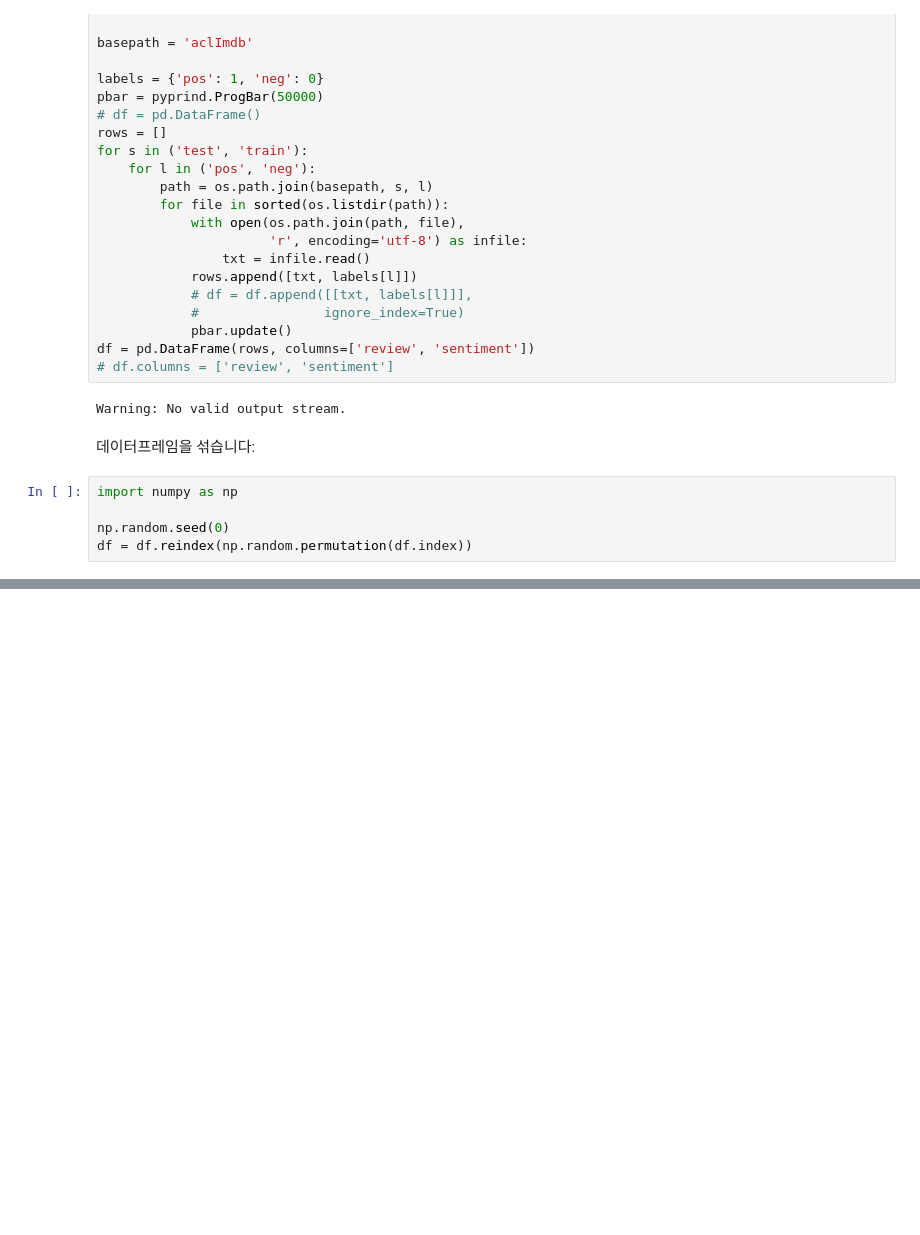
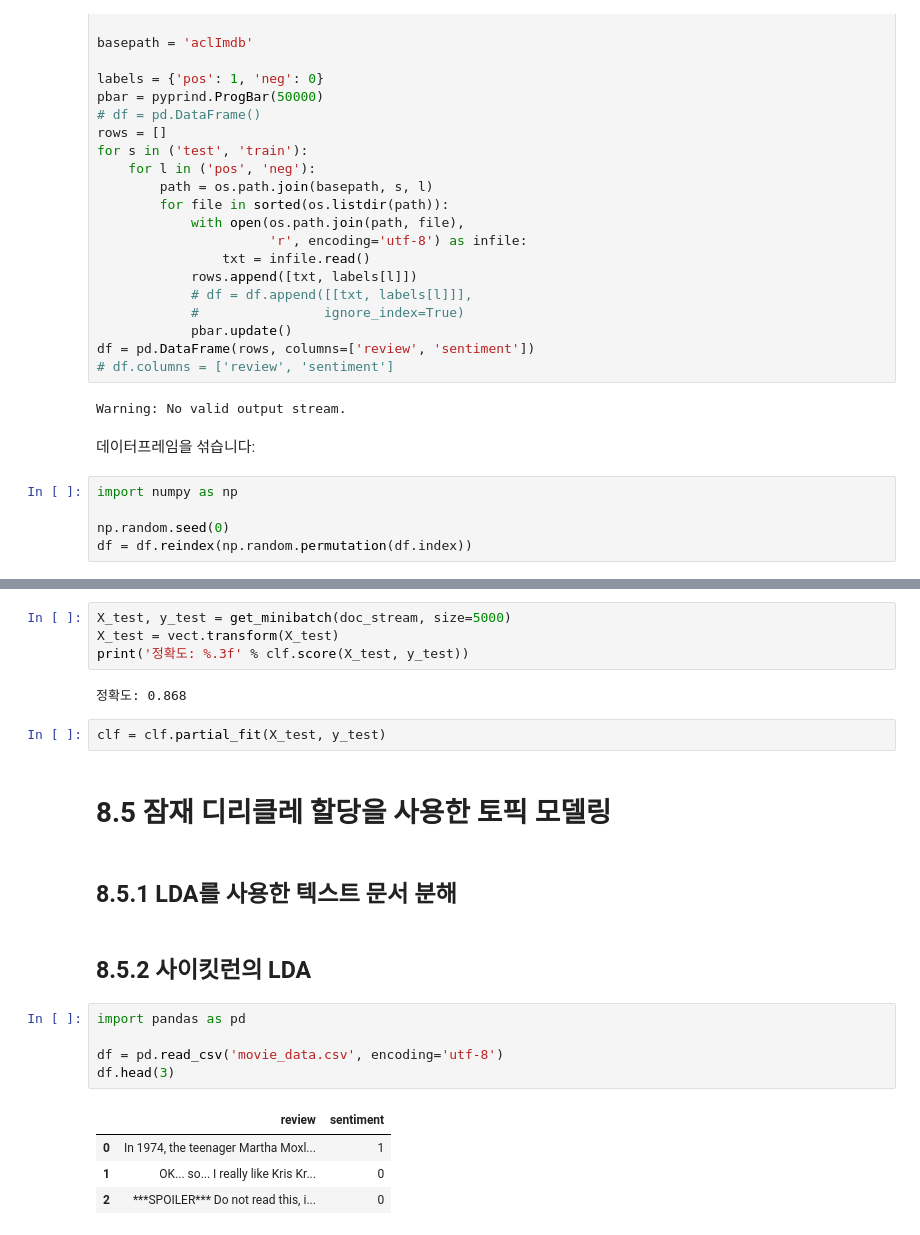
Before and after one commit to leeyb12/Self-Study, a Jupyter notebook: 006/머신 러닝 교과서 3판/ch08.ipynb, the cells around one changed output, grey strips where cells are left out. Cells and saved outputs as stored; diff of their text form; blank space fills up the shorter version.

```diff
--- a/006/머신 러닝 교과서 3판/ch08.ipynb
+++ b/006/머신 러닝 교과서 3판/ch08.ipynb
@@ -125,0 +579,24 @@ df = df.reindex(np.random.permutation(df.index))
+# %%
+X_test, y_test = get_minibatch(doc_stream, size=5000)
+X_test = vect.transform(X_test)
+print('정확도: %.3f' % clf.score(X_test, y_test))
+# %% [output]
+정확도: 0.868
+# %%
+clf = clf.partial_fit(X_test, y_test)
+# %% [markdown]
+# 8.5 잠재 디리클레 할당을 사용한 토픽 모델링
+# %% [markdown]
+## 8.5.1 LDA를 사용한 텍스트 문서 분해
+# %% [markdown]
+## 8.5.2 사이킷런의 LDA
+# %%
+import pandas as pd
+
+df = pd.read_csv('movie_data.csv', encoding='utf-8')
+df.head(3)
+# %% [output]
+|  | review | sentiment |
+| 0 | In 1974, the teenager Martha Moxl... | 1 |
+| 1 | OK... so... I really like Kris Kr... | 0 |
+| 2 | ***SPOILER*** Do not read this, i... | 0 |
```
Also changed, not shown: parts of 75 cells of this notebook, 3 other files.
